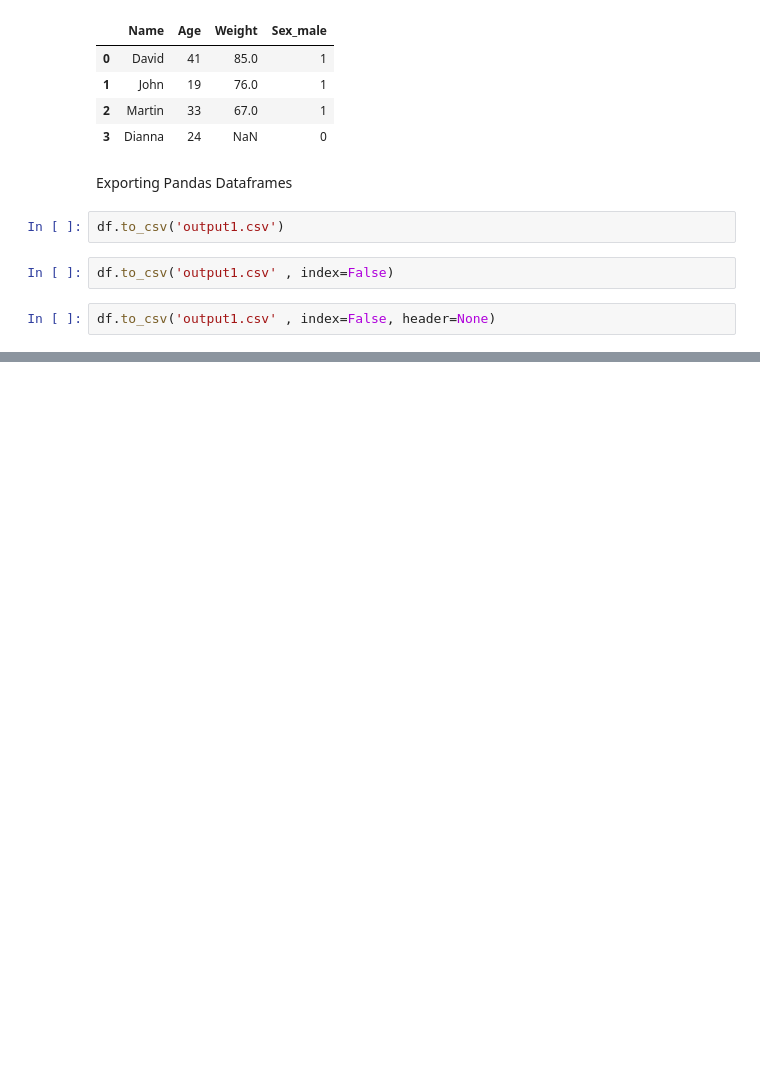
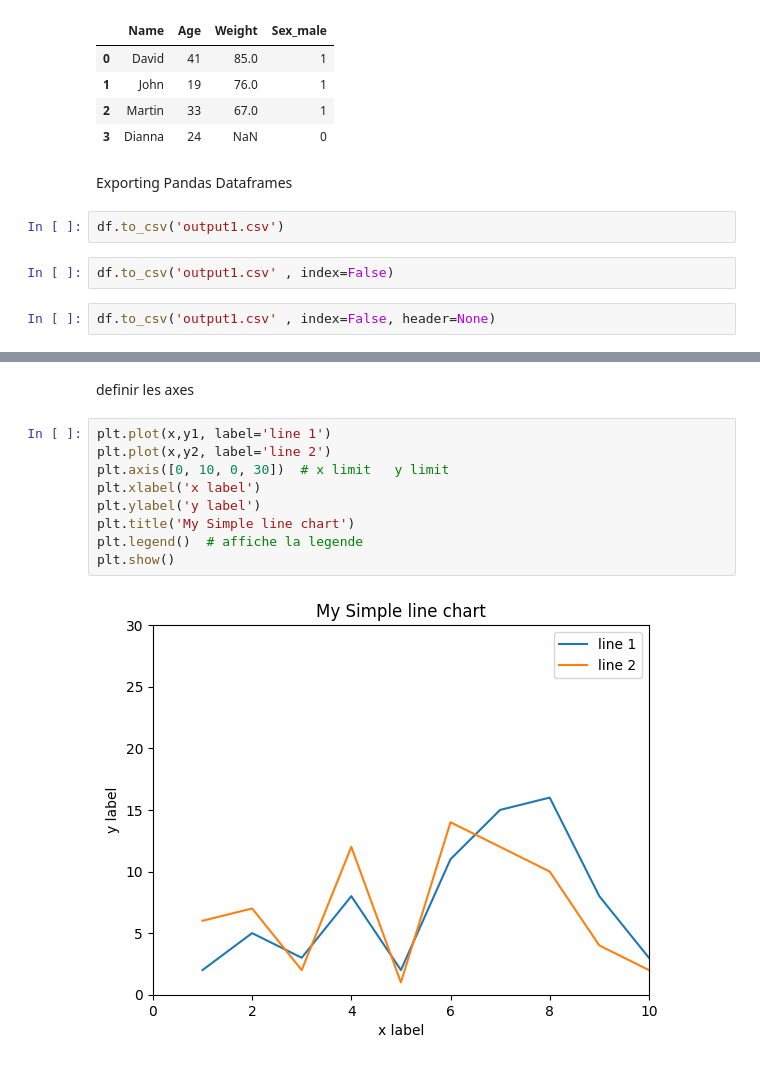
Before and after one commit to esaid/MachineLearning_pandas, a Jupyter notebook: Tutorial_ML.ipynb, the cells around one changed output, grey strips where cells are left out. Cells and saved outputs as stored; diff of their text form; blank space fills up the shorter version.

```diff
--- a/Tutorial_ML.ipynb
+++ b/Tutorial_ML.ipynb
@@ -818,0 +849,13 @@ df.to_csv('output1.csv' , index=False, header=None)
+# %% [markdown]
+definir les axes
+# %%
+plt.plot(x,y1, label='line 1')
+plt.plot(x,y2, label='line 2')
+plt.axis([0, 10, 0, 30])  # x limit   y limit
+plt.xlabel('x label')
+plt.ylabel('y label')
+plt.title('My Simple line chart')
+plt.legend()  # affiche la legende
+plt.show()
+# %% [output]
+[figure, added]
```
Also changed, not shown: parts of 47 cells of this notebook.
